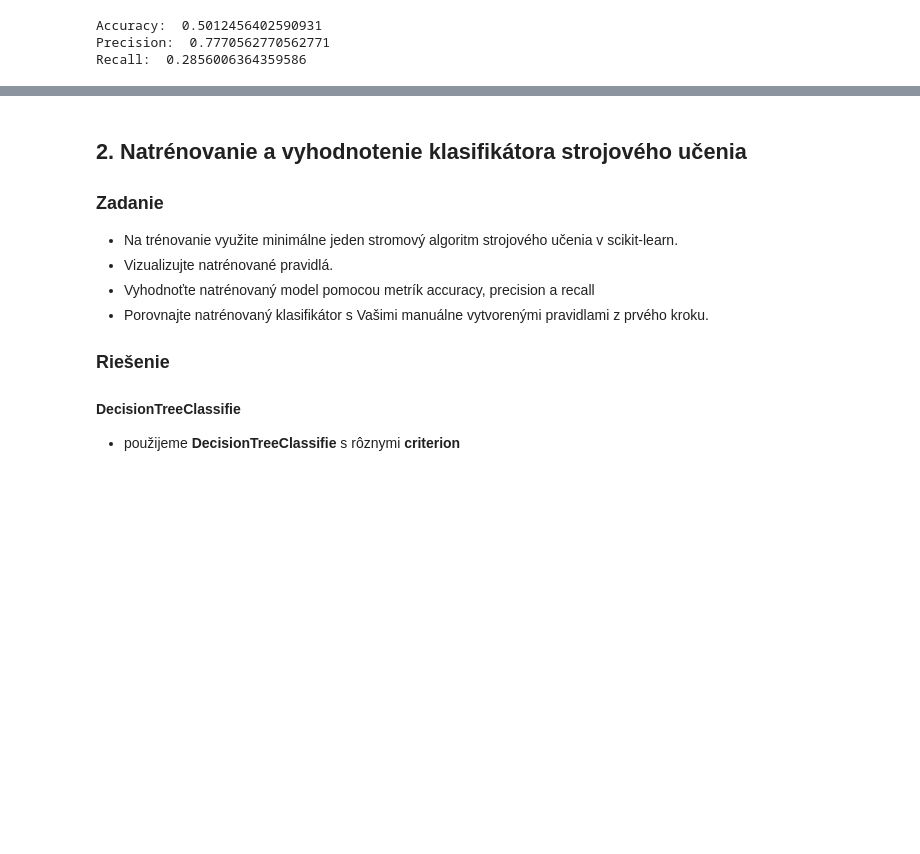
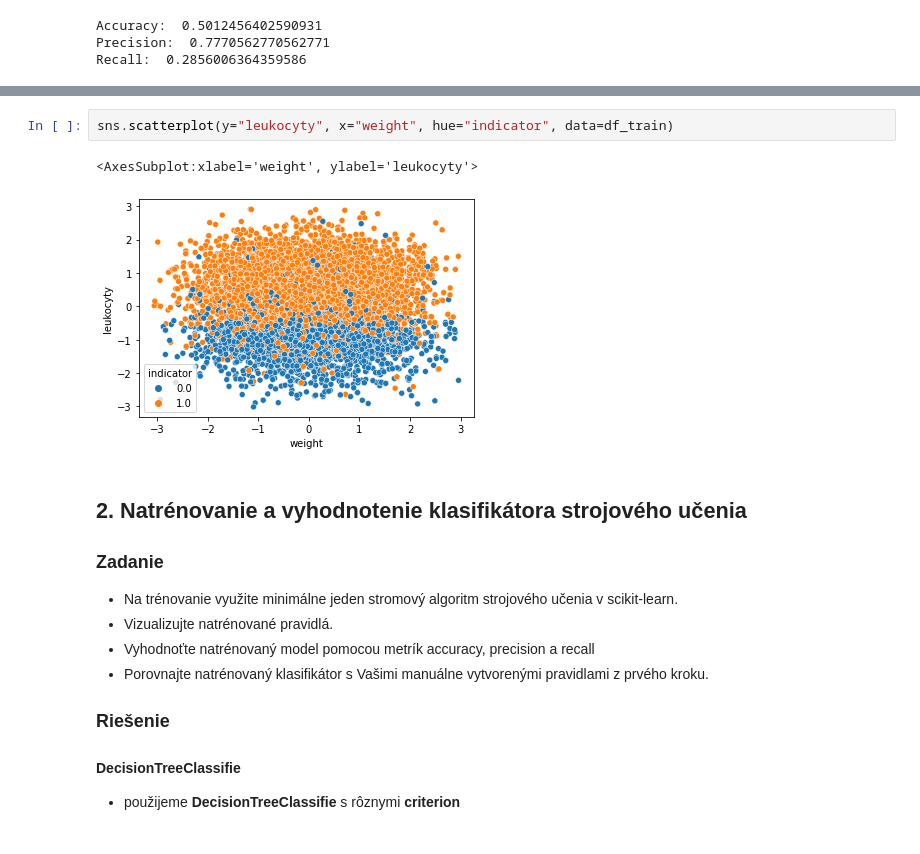
Before and after one commit to Matovic/Chronic-Lymphocytic-Leukemia, a Jupyter notebook: src/3_machine_learning/3-ML.ipynb, the cells around one changed output, grey strips where cells are left out. Cells and saved outputs as stored; diff of their text form; blank space fills up the shorter version.

```diff
--- a/src/3_machine_learning/3-ML.ipynb
+++ b/src/3_machine_learning/3-ML.ipynb
@@ -229,3 +278,8 @@ Recall:  0.2856006364359586
+# %%
+sns.scatterplot(y="leukocyty", x="weight", hue="indicator", data=df_train)
+# %% [output]
+<AxesSubplot:xlabel='weight', ylabel='leukocyty'>
+[figure, added]
 # %% [markdown]
 ## 2. Natrénovanie a vyhodnotenie klasifikátora strojového učenia
 
```
Also changed, not shown: parts of 12 cells of this notebook, 3 other files.
